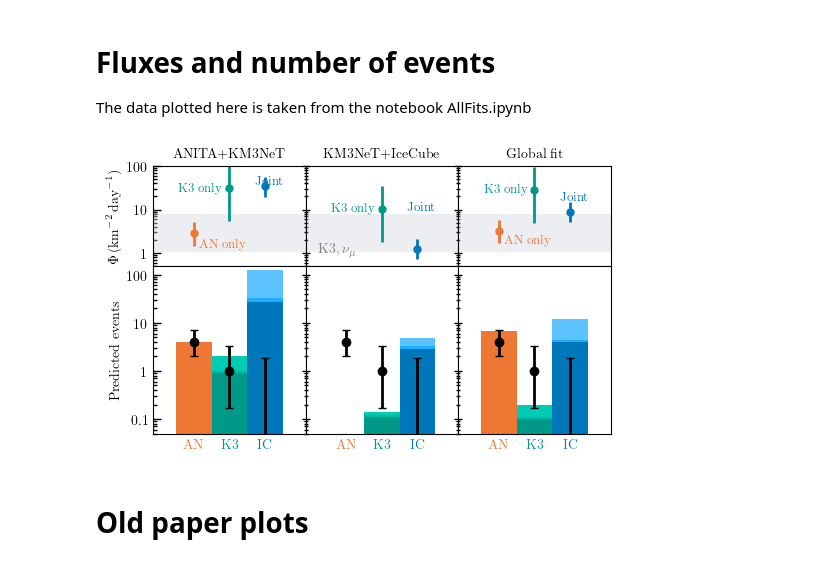
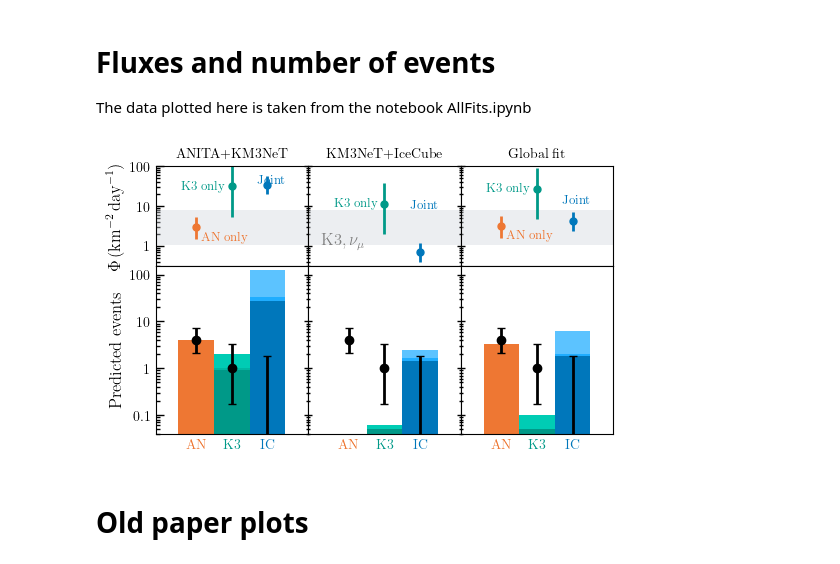
Before and after one commit to tbertolez/BSMatUHEdets, a Jupyter notebook: Notebooks/PaperPlots.ipynb, the cells around one changed output. Cells and saved outputs as stored; diff of their text form; code cells hidden in the pictures.

```diff
--- a/Notebooks/PaperPlots.ipynb
+++ b/Notebooks/PaperPlots.ipynb
@@ -393,7 +387,7 @@ water_lengths  = np.zeros((azz.shape[0], thh.shape[0]))
 
 for i,az in enumerate(azz):
     for j,th in enumerate(thh):
-        effect_area200[i,j] = K3.EffectiveAreaMuonDirEnergy(az,th,xs,lt)
+        effect_area200[i,j] = K3.EffectiveAreaMuon(az,th,xs,lt)
         water_lengths[i,j], rock_lengths[i,j] = K3.length(az,th, total_output= False)
 
 begin = time.time()
@@ -498,7 +492,7 @@ water_lengths  = np.zeros((azz.shape[0], thh.shape[0]))
 
 for i,az in enumerate(azz):
     for j,th in enumerate(thh):
-        effect_area200[i,j] = K3.EffectiveAreaMuonDirEnergy(az,th,xs,lt)
+        effect_area200[i,j] = K3.EffectiveAreaMuon(az,th,xs,lt)
         water_lengths[i,j], rock_lengths[i,j] = K3.length(az,th, total_output= False)
 
 begin = time.time()
@@ -784,7 +776,7 @@ for i, row in enumerate(axes):
 
         # Y-axis setup (logarithmic with plain number formatting)
         ax.set_yscale('log')
-        ax.set_ylim([0.5,0.05][i], [100,150][i])
+        ax.set_ylim([0.3,0.04][i], [100,150][i])
         # ax.set_xlim(0,2)
         ax.yaxis.set_major_formatter(ticker.FormatStrFormatter('%g'))
         ax.minorticks_on()
@@ -813,13 +805,13 @@ data_upper = {
     },
     "KM3NeT+IceCube": {
         "AN only": (1000, 800, 2000), # away from the plot
-        "K3 only": (10.5, 10.5*k3_low, 10.5*k3_up),
-        "Joint": (1.27, 1.27/5.*tot_low, 1.27/5.*tot_up)
+        "K3 only": (11.47,11.47*k3_low, 11.47*k3_up),
+        "Joint": (0.677, 0.677/5.*tot_low, 0.677/5.*tot_up)
     },
     "Global fit": {
-        "AN only": (3.303, 3.303/4.*an_low, 3.303/4.*an_up),
-        "K3 only": (28.45, 28.45*k3_low, 28.45*k3_up),
-        "Joint": (9.04, 9.04/5.*tot_low, 9.04/5.*tot_up)
+        "AN only": (3.07, 3.07/4.*an_low, 3.07/4.*an_up),
+        "K3 only": (26.78, 26.78*k3_low, 26.78*k3_up),
+        "Joint": (4.16, 4.16/5.*tot_low, 4.16/5.*tot_up)
     }
 }
 
@@ -867,13 +859,13 @@ data_lower_components = {
     },
     "KM3NeT+IceCube": {
         "ANITA": [0],
-        "KM3NeT": [0.11,0.01,0.02],
-        "IceCube": [2.83,0.44,1.47]
+        "KM3NeT": [0.05,0.00,0.01],
+        "IceCube": [1.41,0.21,0.88]
     },
     "Global fit": {
-        "ANITA": [6.77],
-        "KM3NeT": [0.10,0.01,0.09],
-        "IceCube": [3.97,0.49,7.68]
+        "ANITA": [3.36],
+        "KM3NeT": [0.05,0.0,0.05],
+        "IceCube": [1.81,0.23,4.24]
     }
 }
 
@@ -908,34 +900,38 @@ for j, title in enumerate(col_titles):
               linewidth=0, edgecolor='white')
         bottom += val
 
     # Add minimal bar labels
     label_texts = ["AN", "K3", "IC"]
     label_colors = [colors[0], km3net_colors[0], icecube_colors[0]]
     for x, text, color in zip(x_pos, label_texts, label_colors):
         ax.text(x, ax.get_ylim()[0]*0.78, text,
                color=color, fontweight='bold',
                ha='center', va='top', fontsize=10)
 
 # Add black data points with asymmetric errors
+# print(an_low,an_up)
+# print(k3_low,k3_up)
+# print(ic_up)
+
 black_points_asymmetric = {
     "AN": (0.3, 4, (4-an_low, an_up-4)),
     "K3": (1.0, 1, (1-k3_low, k3_up-1)),
     "IC": (1.7, 0, (0.0, ic_up))
 }
 
 for j in range(3):
     ax = axes[1][j]
     for label, (x, y, (yerr_low, yerr_high)) in black_points_asymmetric.items():
         ax.errorbar(x, y, yerr=[[yerr_low], [yerr_high]],
                    fmt='o', color='black', markersize=6,
                    elinewidth=2, capsize=3, capthick=1,
                    zorder=10)
 
 # plt.tight_layout()
 fig.show()
 # fig.savefig(plotdirK+"BestFitFluxesEvents.pdf")
 # %% [output]
-[figure, old version]
+[figure, new version]
 # %% [markdown]
 # Old paper plots
 # %%
```
Also changed, not shown: parts of 12 cells of this notebook, 8 other files.
